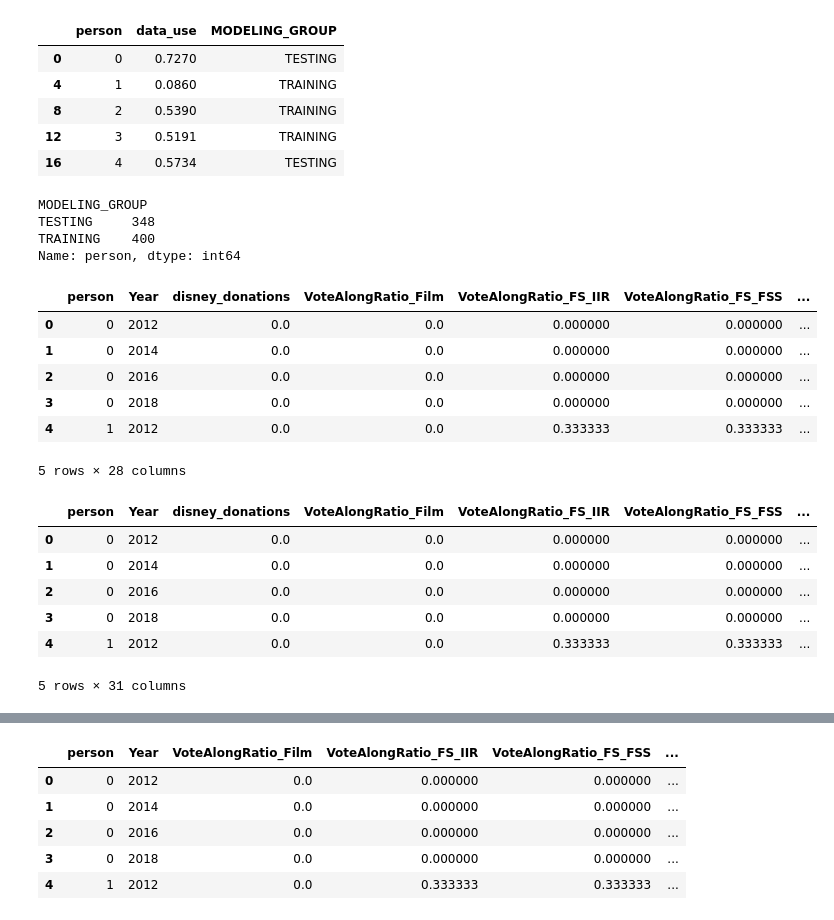
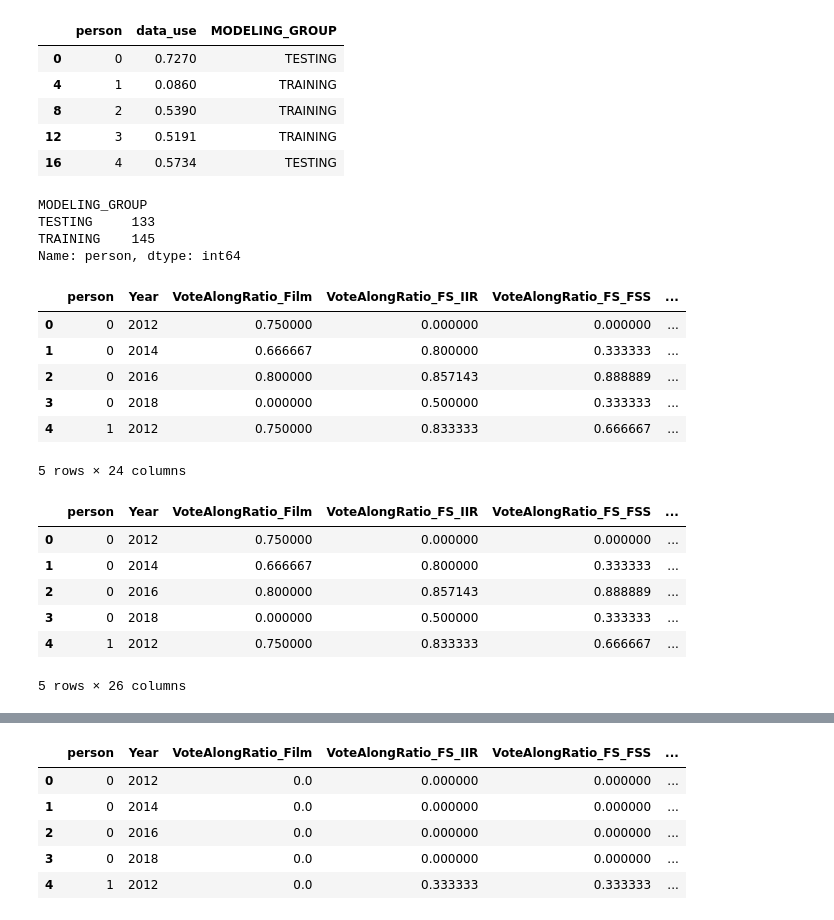
Before and after one commit to jmitchellb14/donorbehavior, a Jupyter notebook: Code/07_Random_Forest_Bloomberg.ipynb, the cells around one changed output, grey strips where cells are left out. Cells and saved outputs as stored; diff of their text form; code cells hidden in the pictures.

```diff
--- a/Code/07_Random_Forest_Bloomberg.ipynb
+++ b/Code/07_Random_Forest_Bloomberg.ipynb
@@ -11,7 +11,7 @@ import warnings
 warnings.filterwarnings('ignore')
 # %%
 # Get Data
-x = "~/Documents/GitHub/CampaignDonations/Output_Data/MoH_Vote_AllDonors_Data_Long_Sorted.csv"
+x = "MoH_Vote_AllDonors_Data_Long_Sorted_New.csv"
 df = pd.read_csv(x)
 df.head(20)
 # %% [output]
@@ -55,12 +51,11 @@ df.columns.tolist()
  'Citadel_donations_lagMinus1']
 # %%
 # Clean Data
-list = [ 'birth_y', "religion_y"]
-
-df = df.drop(columns = list)
+#list = [ 'birth_y', "religion_y"]
+#df = df.drop(columns = list)
 # %%
 #Rename some columns
-df = df.rename(columns = {'sex_y':"sex",  "ethnicity_y":'ethnicity'})
+#df = df.rename(columns = {'sex_y':"sex",  "ethnicity_y":'ethnicity'})
 # %%
 # Get dummines for "character"-data
 df = pd.get_dummies(df, columns = ['sex', 'ethnicity', "party_short"])
@@ -114,8 +109,8 @@ groups = data_id.groupby(['MODELING_GROUP'])['person'].count()
 groups
 # %% [output]
 MODELING_GROUP
-TESTING     348
-TRAINING    400
+TESTING     133
+TRAINING    145
 Name: person, dtype: int64
 # %%
 
@@ -124,26 +119,26 @@ data_id=data_id.sort_values(by=['person'], ascending=[True])
 df_modelgroups =df.merge(data_id, on=['person'], how='inner')
 df_modelgroups.head()
 # %% [output]
-|  | person | Year | disney_donations | VoteAlongRatio_Film | VoteAlongRatio_FS_IIR | VoteAlongRatio_FS_FSS | ... |
-| 0 | 0 | 2012 | 0.0 | 0.0 | 0.000000 | 0.000000 | ... |
-| 1 | 0 | 2014 | 0.0 | 0.0 | 0.000000 | 0.000000 | ... |
-| 2 | 0 | 2016 | 0.0 | 0.0 | 0.000000 | 0.000000 | ... |
-| 3 | 0 | 2018 | 0.0 | 0.0 | 0.000000 | 0.000000 | ... |
-| 4 | 1 | 2012 | 0.0 | 0.0 | 0.333333 | 0.333333 | ... |
+|  | person | Year | VoteAlongRatio_Film | VoteAlongRatio_FS_IIR | VoteAlongRatio_FS_FSS | ... |
+| 0 | 0 | 2012 | 0.750000 | 0.000000 | 0.000000 | ... |
+| 1 | 0 | 2014 | 0.666667 | 0.800000 | 0.333333 | ... |
+| 2 | 0 | 2016 | 0.800000 | 0.857143 | 0.888889 | ... |
+| 3 | 0 | 2018 | 0.000000 | 0.500000 | 0.333333 | ... |
+| 4 | 1 | 2012 | 0.750000 | 0.833333 | 0.666667 | ... |
-5 rows × 28 columns
+5 rows × 24 columns
 # %%
 
-df_modelgroups["Disney_Donations_Diff"] = df_modelgroups["disney_donations_lagMinus1"] - df_modelgroups["disney_donations"]
+#df_modelgroups["Disney_Donations_Diff"] = df_modelgroups["disney_donations_lagMinus1"] - df_modelgroups["disney_donations"]
 df_modelgroups["Bloomberg_Donations_Diff"] = df_modelgroups["Bloomberg_donations_lagMinus1"] - df_modelgroups["Bloomberg_Donations"]
 df_modelgroups["Citadel_Donations_Diff"] = df_modelgroups["Citadel_donations_lagMinus1"] - df_modelgroups["Citadel_Donations"]
 
 
 df_modelgroups.head()
 # %% [output]
-|  | person | Year | disney_donations | VoteAlongRatio_Film | VoteAlongRatio_FS_IIR | VoteAlongRatio_FS_FSS | ... |
-| 0 | 0 | 2012 | 0.0 | 0.0 | 0.000000 | 0.000000 | ... |
-| 1 | 0 | 2014 | 0.0 | 0.0 | 0.000000 | 0.000000 | ... |
-| 2 | 0 | 2016 | 0.0 | 0.0 | 0.000000 | 0.000000 | ... |
-| 3 | 0 | 2018 | 0.0 | 0.0 | 0.000000 | 0.000000 | ... |
-| 4 | 1 | 2012 | 0.0 | 0.0 | 0.333333 | 0.333333 | ... |
+|  | person | Year | VoteAlongRatio_Film | VoteAlongRatio_FS_IIR | VoteAlongRatio_FS_FSS | ... |
+| 0 | 0 | 2012 | 0.750000 | 0.000000 | 0.000000 | ... |
+| 1 | 0 | 2014 | 0.666667 | 0.800000 | 0.333333 | ... |
+| 2 | 0 | 2016 | 0.800000 | 0.857143 | 0.888889 | ... |
+| 3 | 0 | 2018 | 0.000000 | 0.500000 | 0.333333 | ... |
+| 4 | 1 | 2012 | 0.750000 | 0.833333 | 0.666667 | ... |
-5 rows × 31 columns
+5 rows × 26 columns
```
Also changed, not shown: parts of 40 cells of this notebook, 10 other files.
